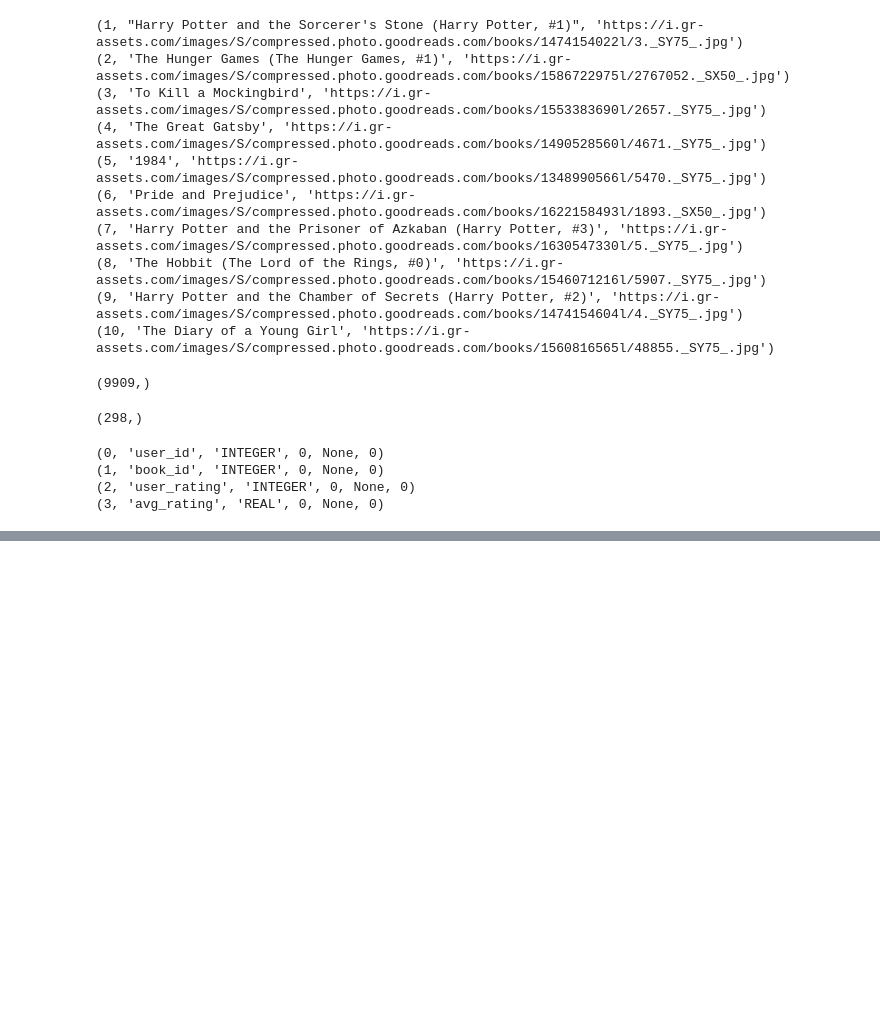
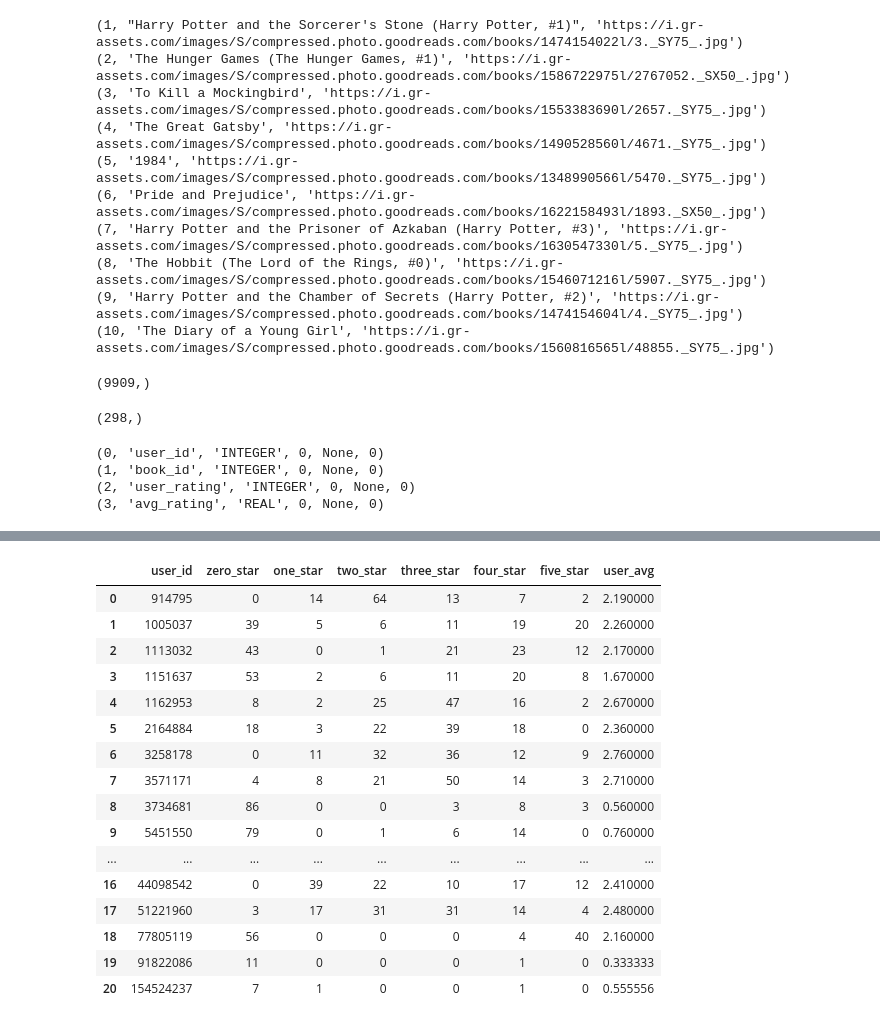
Before and after one commit to loganschmitt14/Capstone_3_Book_recommendations, a Jupyter notebook: notebooks/3.0-lcs-data_cleaning.ipynb, the cells around one changed output, grey strips where cells are left out. Saved outputs shown, nothing was run; the diff lists cells and outputs as text; code cells hidden in the pictures; blank space fills up the shorter version.

```diff
--- a/notebooks/3.0-lcs-data_cleaning.ipynb
+++ b/notebooks/3.0-lcs-data_cleaning.ipynb
@@ -147,0 +216,32 @@ The database is correctly built with all books, users, and ratings accounted for
+# %%
+query = '''
+SELECT user_id, SUM(user_rating == 0) AS zero_star, SUM(user_rating == 1) AS one_star, SUM(user_rating == 2) AS two_star,
+SUM(user_rating == 3) AS three_star, SUM(user_rating == 4) AS four_star,
+SUM(user_rating == 5) AS five_star,
+AVG(user_rating) AS user_avg
+FROM Ratings r
+GROUP BY user_id
+HAVING AVG(user_rating) < 3
+'''
+
+low_ratings_df = pd.read_sql_query(query, conn)
+# %%
+low_ratings_df
+# %% [output]
+|  | user_id | zero_star | one_star | two_star | three_star | four_star | five_star | user_avg |
+| 0 | 914795 | 0 | 14 | 64 | 13 | 7 | 2 | 2.190000 |
+| 1 | 1005037 | 39 | 5 | 6 | 11 | 19 | 20 | 2.260000 |
+| 2 | 1113032 | 43 | 0 | 1 | 21 | 23 | 12 | 2.170000 |
+| 3 | 1151637 | 53 | 2 | 6 | 11 | 20 | 8 | 1.670000 |
+| 4 | 1162953 | 8 | 2 | 25 | 47 | 16 | 2 | 2.670000 |
+| 5 | 2164884 | 18 | 3 | 22 | 39 | 18 | 0 | 2.360000 |
+| 6 | 3258178 | 0 | 11 | 32 | 36 | 12 | 9 | 2.760000 |
+| 7 | 3571171 | 4 | 8 | 21 | 50 | 14 | 3 | 2.710000 |
+| 8 | 3734681 | 86 | 0 | 0 | 3 | 8 | 3 | 0.560000 |
+| 9 | 5451550 | 79 | 0 | 1 | 6 | 14 | 0 | 0.760000 |
+| ... | ... | ... | ... | ... | ... | ... | ... | ... |
+| 16 | 44098542 | 0 | 39 | 22 | 10 | 17 | 12 | 2.410000 |
+| 17 | 51221960 | 3 | 17 | 31 | 31 | 14 | 4 | 2.480000 |
+| 18 | 77805119 | 56 | 0 | 0 | 0 | 4 | 40 | 2.160000 |
+| 19 | 91822086 | 11 | 0 | 0 | 0 | 1 | 0 | 0.333333 |
+| 20 | 154524237 | 7 | 1 | 0 | 0 | 1 | 0 | 0.555556 |
```
Also changed, not shown: parts of 25 cells of this notebook.
